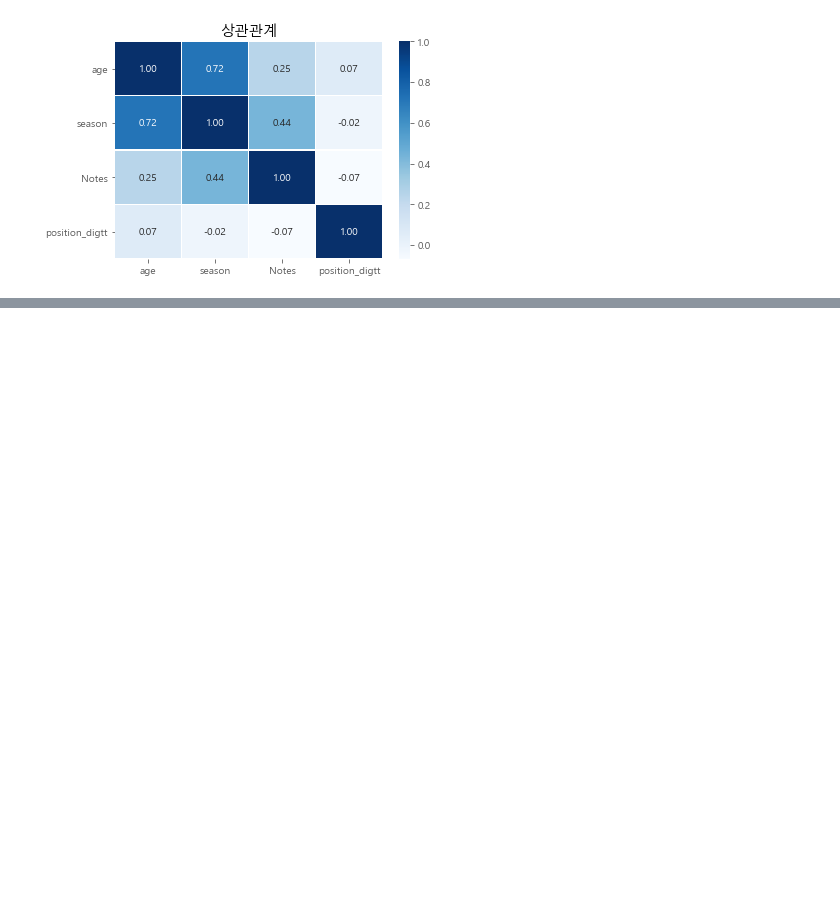
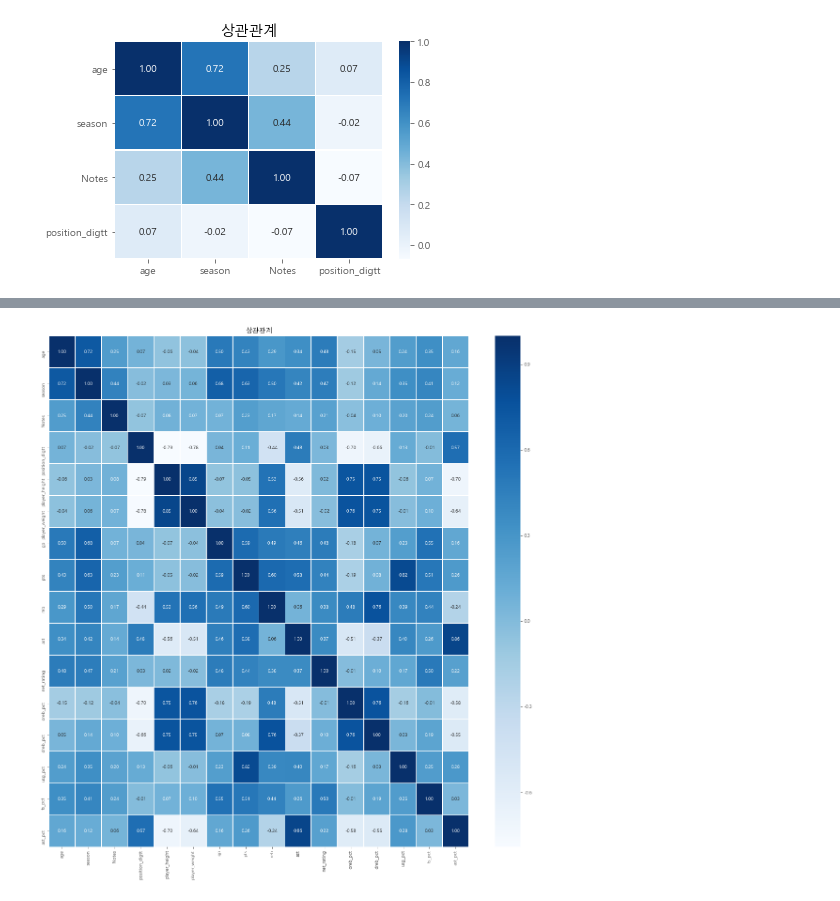
Before and after one commit to sc303030/NBA, a Jupyter notebook: nba_retirement_predict/two.ipynb, the cells around one changed output, grey strips where cells are left out. Drawn from its saved outputs; the diff is of its cells as text; code cells hidden in the pictures; blank space fills up the shorter version.

```diff
--- a/nba_retirement_predict/two.ipynb
+++ b/nba_retirement_predict/two.ipynb
@@ -137,0 +148,3 @@ corr(injury_df,'상관관계')
+# %%
+nba_all = pd.read_csv('all_seasons.csv').drop('Unnamed: 0',axis=1)
+nba_all.head()
@@ -137,0 +167,15 @@ corr(injury_df,'상관관계')
+# %%
+import math
+# 평균을 구하고 모두 소수 2번쨰까지만 살리기
+nba_all_group = nba_all.groupby('player_name',as_index=False).mean()
+for i in range(nba_all_group.shape[0]):
+    for i2 in range(len(list(nba_all_group.columns))):
+        if i2 == 0:
+            continue
+        elif i2 == 1:
+            nba_all_group.iloc[i,i2] =  nba_all_group.iloc[i,i2].astype('int64')
+        else:
+            nba_all_group.iloc[i,i2] = round(nba_all_group.iloc[i,i2],2)
+# %%
+nba_all_group['age'] = nba_all_group['age'].astype('int64')
+nba_all_group
@@ -137,0 +201,3 @@ corr(injury_df,'상관관계')
+# %%
+df_merge = pd.merge(injury_df,nba_all_group,left_on='name',right_on='player_name',how='left').drop('age_y',axis=1).rename(columns={'age_x':'age'})
+df_merge
@@ -137,0 +223,3 @@ corr(injury_df,'상관관계')
+# %%
+corr(df_merge,'상관관계')
+# %% [output]
@@ -137,0 +243 @@ corr(injury_df,'상관관계')
+[figure, added]
```
Also changed, not shown: parts of 8 cells of this notebook, 1 other file.
